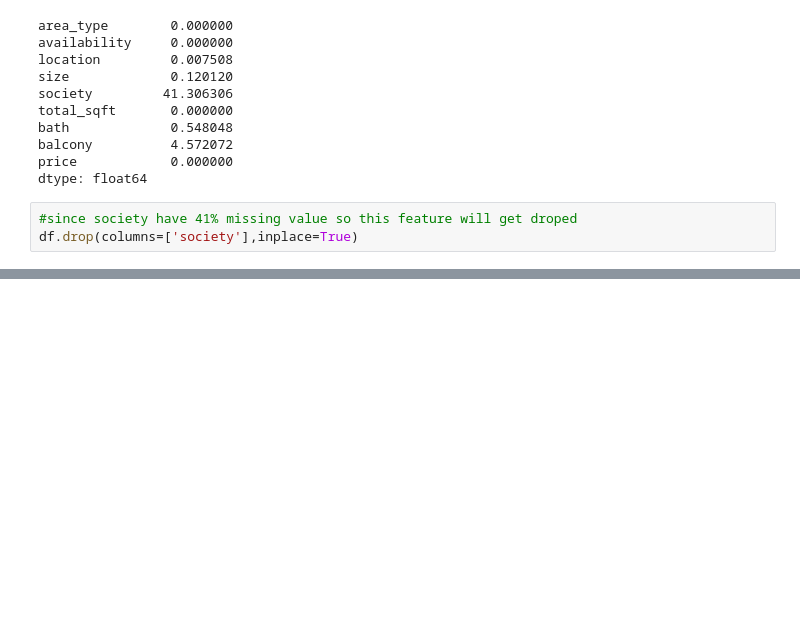
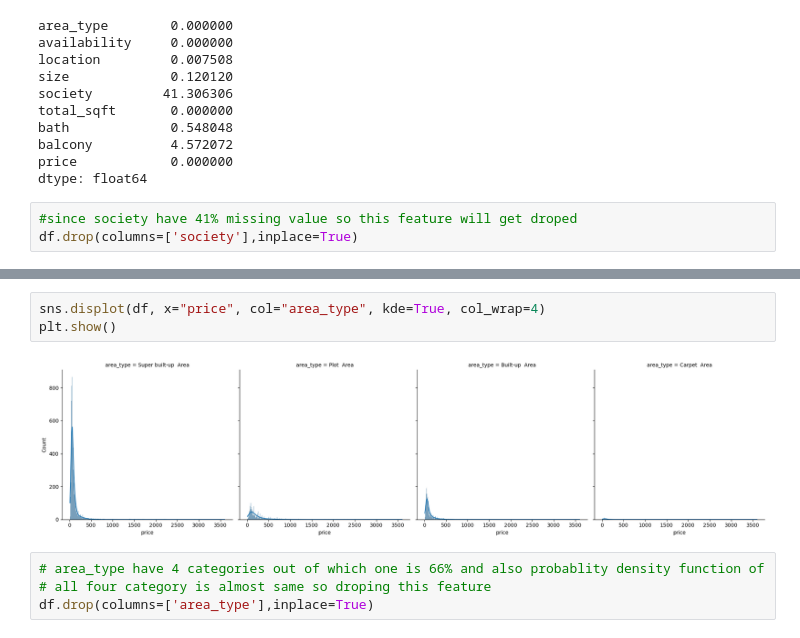
Before and after one commit to Nishant840/House-Price-Prediction, a Jupyter notebook: House_Price_Prediction.ipynb, the cells around one changed output, grey strips where cells are left out. Drawn from its saved outputs; the diff is of its cells as text; blank space fills up the shorter version.

```diff
--- a/House_Price_Prediction.ipynb
+++ b/House_Price_Prediction.ipynb
@@ -105,0 +111,9 @@ dtype: int64
+# %%
+sns.displot(df, x="price", col="area_type", kde=True, col_wrap=4)
+plt.show()
+# %% [output]
+[figure, added]
+# %%
+# area_type have 4 categories out of which one is 66% and also probablity density function of
+# all four category is almost same so droping this feature
+df.drop(columns=['area_type'],inplace=True)
```
Also changed, not shown: parts of 19 cells of this notebook.
